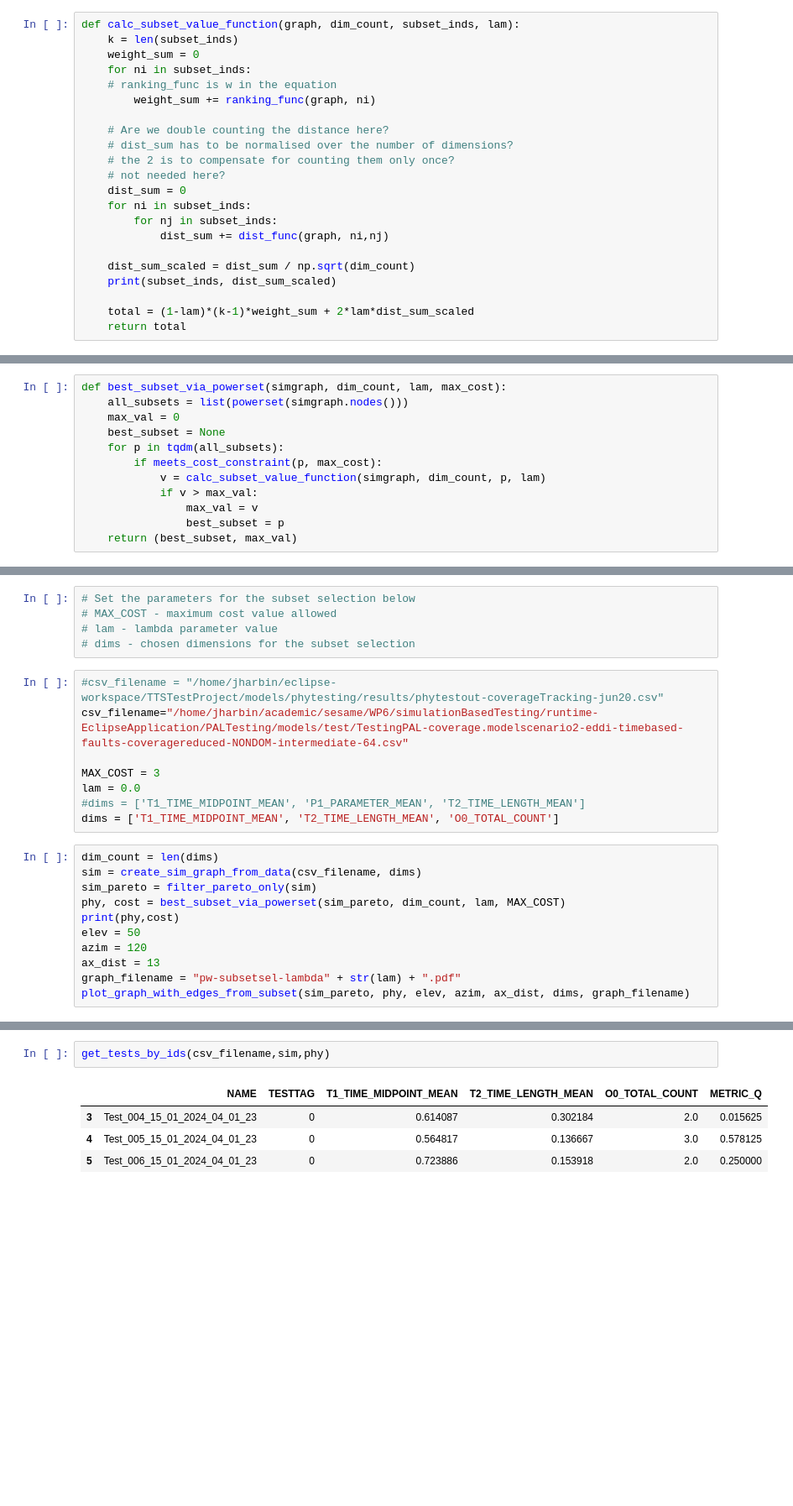
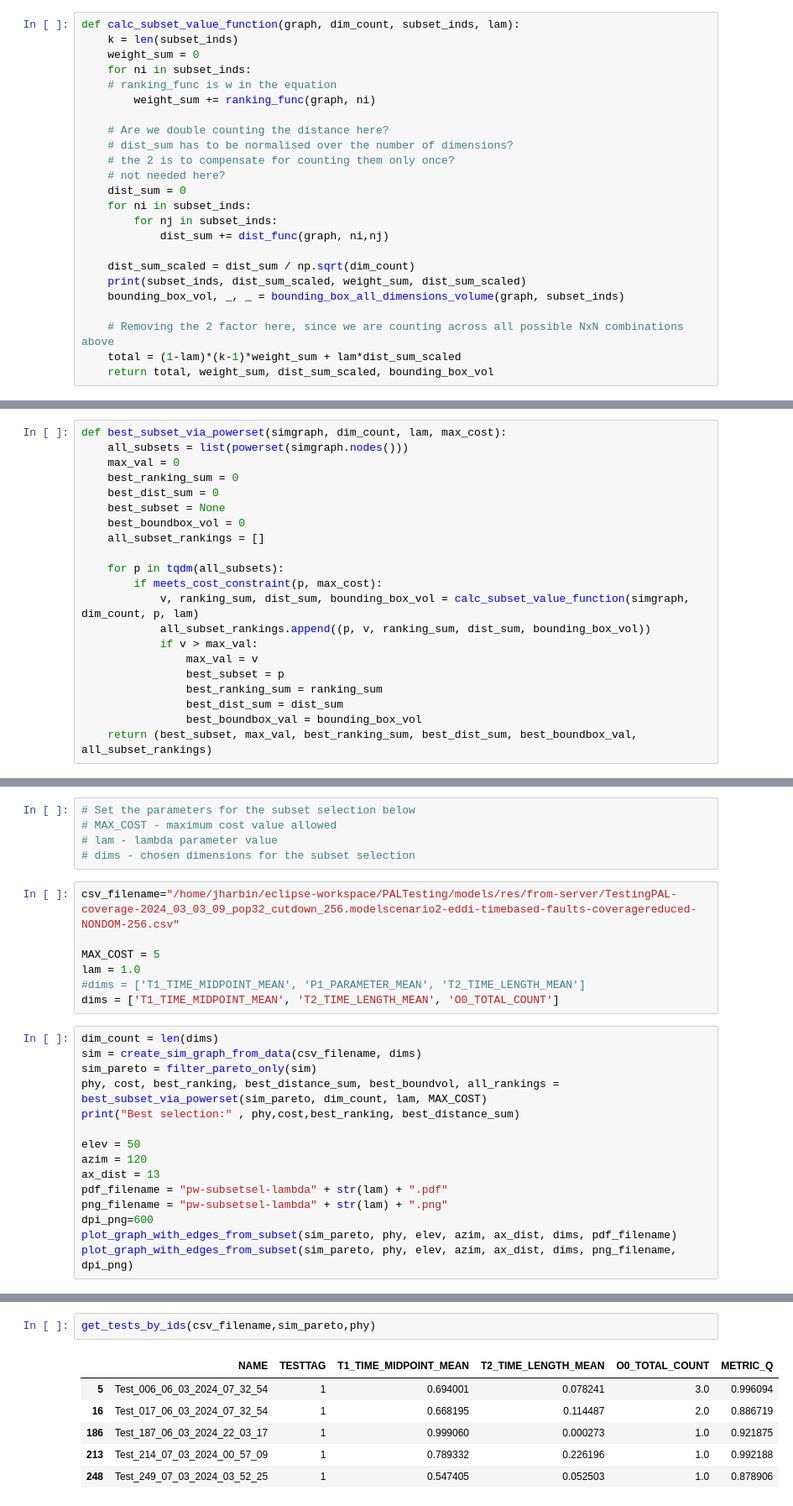
Before and after one commit to sesame-project/simulationBasedTesting, a Jupyter notebook: notebooks/phytesting/SubsetSelection.ipynb, the cells around one changed output, grey strips where cells are left out. Shown at 84% size. Drawn from its saved outputs; the diff is of its cells as text; blank space fills up the shorter version.

```diff
--- a/notebooks/phytesting/SubsetSelection.ipynb
+++ b/notebooks/phytesting/SubsetSelection.ipynb
@@ -242,10 +275,12 @@ def calc_subset_value_function(graph, dim_count, subset_inds, lam):
             dist_sum += dist_func(graph, ni,nj)
 
     dist_sum_scaled = dist_sum / np.sqrt(dim_count)
-    print(subset_inds, dist_sum_scaled)
+    print(subset_inds, dist_sum_scaled, weight_sum, dist_sum_scaled)
+    bounding_box_vol, _, _ = bounding_box_all_dimensions_volume(graph, subset_inds)
 
-    total = (1-lam)*(k-1)*weight_sum + 2*lam*dist_sum_scaled
-    return total
+    # Removing the 2 factor here, since we are counting across all possible NxN combinations above
+    total = (1-lam)*(k-1)*weight_sum + lam*dist_sum_scaled
+    return total, weight_sum, dist_sum_scaled, bounding_box_vol
 # %%
 def dist_func(graph, ni, nj):
     i_props = graph.nodes[ni]
@@ -274,14 +309,23 @@ def subsets_viable_sorted_by_cost(simgraph, lam):
 def best_subset_via_powerset(simgraph, dim_count, lam, max_cost):
     all_subsets = list(powerset(simgraph.nodes()))
     max_val = 0
+    best_ranking_sum = 0
+    best_dist_sum = 0
     best_subset = None
+    best_boundbox_vol = 0
+    all_subset_rankings = []
+
     for p in tqdm(all_subsets):
         if meets_cost_constraint(p, max_cost):
-            v = calc_subset_value_function(simgraph, dim_count, p, lam)
+            v, ranking_sum, dist_sum, bounding_box_vol = calc_subset_value_function(simgraph, dim_count, p, lam)
+            all_subset_rankings.append((p, v, ranking_sum, dist_sum, bounding_box_vol))
             if v > max_val:
                 max_val = v
                 best_subset = p
-    return (best_subset, max_val)
+                best_ranking_sum = ranking_sum
+                best_dist_sum = dist_sum
+                best_boundbox_val = bounding_box_vol
+    return (best_subset, max_val, best_ranking_sum, best_dist_sum, best_boundbox_val, all_subset_rankings)
 # %%
 def filter_pareto_only(simgraph):
     simgraph_out = nx.Graph()
@@ -365,22 +411,25 @@ plt.rcParams['figure.figsize'] = [8, 3.6]
 # lam - lambda parameter value
 # dims - chosen dimensions for the subset selection
 # %%
-#csv_filename = "/home/jharbin/eclipse-workspace/TTSTestProject/models/phytesting/results/phytestout-coverageTracking-jun20.csv"
-csv_filename="/home/jharbin/academic/sesame/WP6/simulationBasedTesting/runtime-EclipseApplication/PALTesting/models/test/TestingPAL-coverage.modelscenario2-eddi-timebased-faults-coveragereduced-NONDOM-intermediate-64.csv"
+csv_filename="/home/jharbin/eclipse-workspace/PALTesting/models/res/from-server/TestingPAL-coverage-2024_03_03_09_pop32_cutdown_256.modelscenario2-eddi-timebased-faults-coveragereduced-NONDOM-256.csv"
 
-MAX_COST = 3
-lam = 0.0
+MAX_COST = 5
+lam = 1.0
 #dims = ['T1_TIME_MIDPOINT_MEAN', 'P1_PARAMETER_MEAN', 'T2_TIME_LENGTH_MEAN']
 dims = ['T1_TIME_MIDPOINT_MEAN', 'T2_TIME_LENGTH_MEAN', 'O0_TOTAL_COUNT']
 # %%
 dim_count = len(dims)
 sim = create_sim_graph_from_data(csv_filename, dims)
 sim_pareto = filter_pareto_only(sim)
-phy, cost = best_subset_via_powerset(sim_pareto, dim_count, lam, MAX_COST)
-print(phy,cost)
+phy, cost, best_ranking, best_distance_sum, best_boundvol, all_rankings = best_subset_via_powerset(sim_pareto, dim_count, lam, MAX_COST)
+print("Best selection:" , phy,cost,best_ranking, best_distance_sum)
+
 elev = 50
 azim = 120
 ax_dist = 13
-graph_filename = "pw-subsetsel-lambda" + str(lam) + ".pdf"
-plot_graph_with_edges_from_subset(sim_pareto, phy, elev, azim, ax_dist, dims, graph_filename)
+pdf_filename = "pw-subsetsel-lambda" + str(lam) + ".pdf"
+png_filename = "pw-subsetsel-lambda" + str(lam) + ".png"
+dpi_png=600
+plot_graph_with_edges_from_subset(sim_pareto, phy, elev, azim, ax_dist, dims, pdf_filename)
+plot_graph_with_edges_from_subset(sim_pareto, phy, elev, azim, ax_dist, dims, png_filename, dpi_png)
 # %% [output]
@@ -405,7 +472,9 @@ plot_graph_with_edges_from_subset(sim_pareto, phy, elev, azim, ax_dist, dims, gr
 # %%
-get_tests_by_ids(csv_filename,sim,phy)
+get_tests_by_ids(csv_filename,sim_pareto,phy)
 # %% [output]
 |  | NAME | TESTTAG | T1_TIME_MIDPOINT_MEAN | T2_TIME_LENGTH_MEAN | O0_TOTAL_COUNT | METRIC_Q |
-| 3 | Test_004_15_01_2024_04_01_23 | 0 | 0.614087 | 0.302184 | 2.0 | 0.015625 |
-| 4 | Test_005_15_01_2024_04_01_23 | 0 | 0.564817 | 0.136667 | 3.0 | 0.578125 |
-| 5 | Test_006_15_01_2024_04_01_23 | 0 | 0.723886 | 0.153918 | 2.0 | 0.250000 |
+| 5 | Test_006_06_03_2024_07_32_54 | 1 | 0.694001 | 0.078241 | 3.0 | 0.996094 |
+| 16 | Test_017_06_03_2024_07_32_54 | 1 | 0.668195 | 0.114487 | 2.0 | 0.886719 |
+| 186 | Test_187_06_03_2024_22_03_17 | 1 | 0.999060 | 0.000273 | 1.0 | 0.921875 |
+| 213 | Test_214_07_03_2024_00_57_09 | 1 | 0.789332 | 0.226196 | 1.0 | 0.992188 |
+| 248 | Test_249_07_03_2024_03_52_25 | 1 | 0.547405 | 0.052503 | 1.0 | 0.878906 |
```
Also changed, not shown: parts of 9 cells of this notebook.
